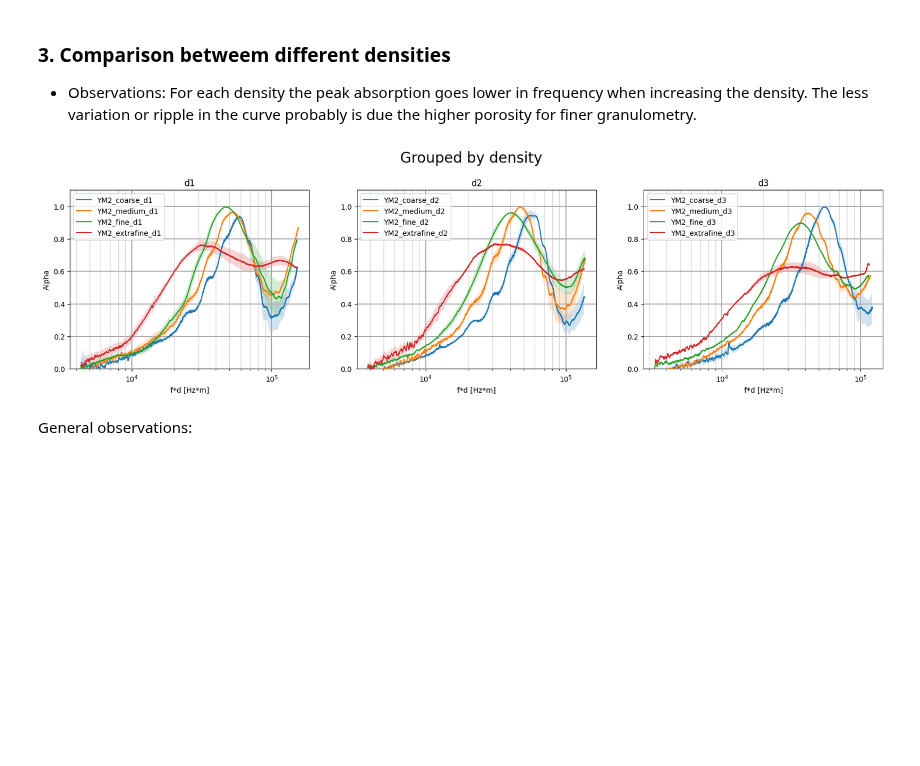
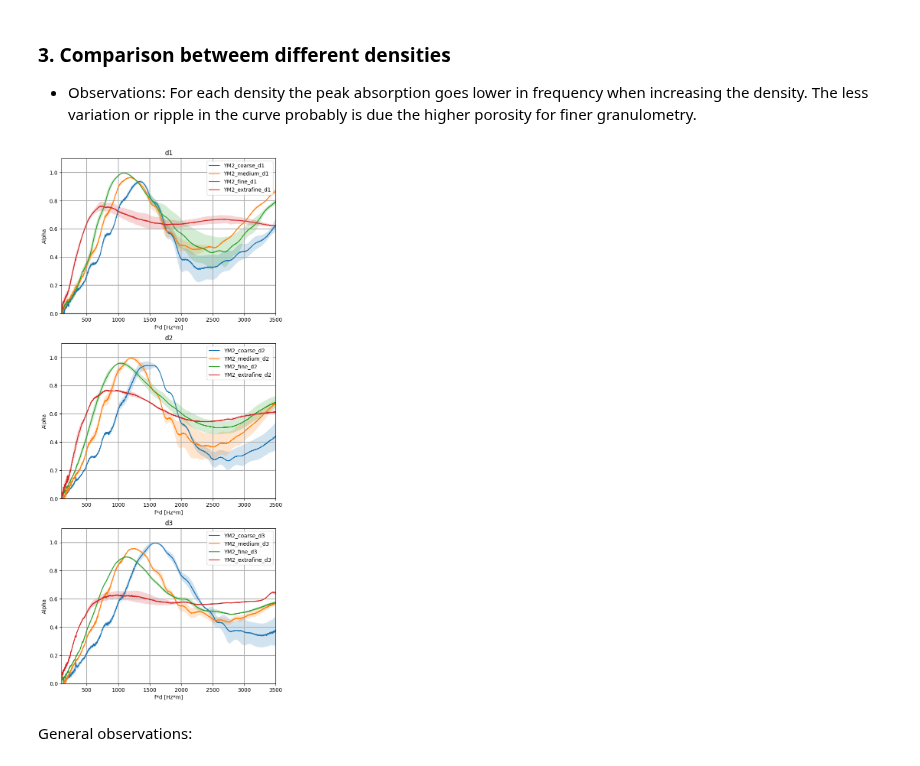
Before and after one commit to joaquinaicrag/UNIBS, a Jupyter notebook: Paper1-YMporousmat/newSamples_journal/YM2_mediciones/YM2_postpro_alpha.ipynb, the cells around one changed output. Saved outputs shown, nothing was run; the diff lists cells and outputs as text; code cells hidden in the pictures; blank space fills up the shorter version.

Commit message:
graphs makeup

```diff
--- a/Paper1-YMporousmat/newSamples_journal/YM2_mediciones/YM2_postpro_alpha.ipynb
+++ b/Paper1-YMporousmat/newSamples_journal/YM2_mediciones/YM2_postpro_alpha.ipynb
@@ -166,40 +166,41 @@ plt.show()
 - Observations: For each density the peak absorption goes lower in frequency when increasing the density. The less variation or ripple in the curve probably is due the higher porosity for finer granulometry.
 # %%
 
-fig, ax = plt.subplots(1, 3, figsize=(17,5))
+fig, ax = plt.subplots(3, 1, figsize=(7,15))
 fig.tight_layout(pad=3.5)
 
 #Select data grouped by density
 group_by = ['d1','d2','d3']
 
 for i, g in enumerate(group_by):
     dens_df = samples_abs_df[samples_abs_df['density']==g]
 
     for j in range(dens_df.index.size):
         label = dens_df.index[j]
         alpha_avg = np.array(dens_df['abs_avg'].iloc[j])
         alpha_std = np.array(dens_df['abs_std'].iloc[j])
 
         fd = [f*dens_df['thickness'].iloc[j] for f in (freq)]
 
-        ax[i].semilogx(fd, alpha_avg, label=label)
-        ax[i].fill_between(fd, (alpha_avg - alpha_std), ((alpha_avg + alpha_std)),  alpha=.2)
+        ax[i].plot(freq, alpha_avg, label=label)
+        ax[i].fill_between(freq, (alpha_avg - alpha_std), ((alpha_avg + alpha_std)),  alpha=.2)
 
         #ax[i].semilogx(freq, dens_df['abs_avg'].iloc[j][0], label=label)
         #ax[i].fill_between(freq, (alpha_avg - alpha_std), ((alpha_avg + alpha_std)),  alpha=.2)
 
         ax[i].set_title(g)
-        ax[i].set_xlabel('f*d [Hz*m]')
+        ax[i].set_xlabel('Frequency (Hz)')
         ax[i].set_ylabel('Alpha')
         ax[i].set_ylim([0, 1.1])
+        ax[i].set_xlim([100, 3500])
         ax[i].legend()
         ax[i].grid(linewidth=1, which='minor', linestyle='-', alpha=.5)
         ax[i].grid(linewidth=1.5, which='major')
-        fig.suptitle('Grouped by density', fontsize=20)
-fig.subplots_adjust(top=0.83)
+        #fig.suptitle('Grouped by density', fontsize=20)
+#fig.subplots_adjust(top=0.93)
 plt.show()
 # %% [output]
-[figure, old version]
+[figure, new version]
 # %% [markdown]
 General observations:
 # %% [markdown]
```
Also changed, not shown: parts of 1 cell of this notebook, 2 other files.
